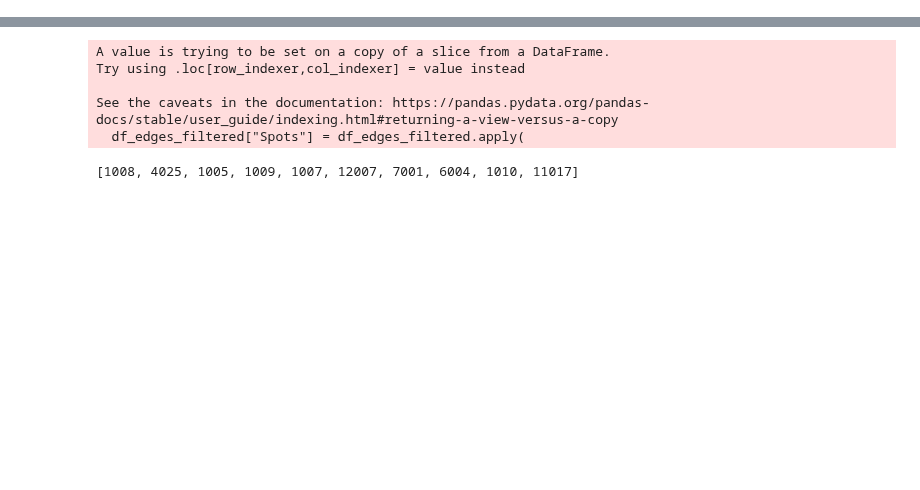
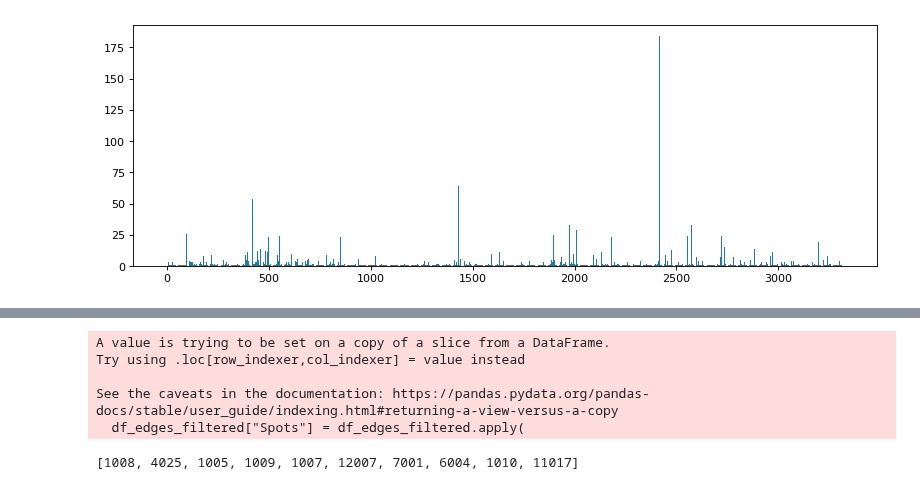
Before and after one commit to Lukas-Dierkes/vehicle-stream-team-project, a Jupyter notebook: vehicle_stream_pipeline/playground.ipynb, the cells around one changed output, grey strips where cells are left out. Cells and saved outputs as stored; diff of their text form; code cells hidden in the pictures; blank space fills up the shorter version.

```diff
--- a/vehicle_stream_pipeline/playground.ipynb
+++ b/vehicle_stream_pipeline/playground.ipynb
@@ -44,3 +26,16 @@ enddate = drives.scheduled_to.max()
 enddate = dt.strptime(enddate, '%Y-%m-%d %H:%M:%S')
 enddate = enddate.strftime('%m/%d/%Y')
 end_date = dt.strptime(enddate, "%m/%d/%Y")
+# %%
+drives_w_simulation = pd.DataFrame(columns=drives.columns)
+new_rides_all = pd.DataFrame(columns=drives.columns)
+for i in range(1, 13):
+    new_rides = generateRideSpecs(drives, drives_w_simulation, df_stops, edges, 10000, i, 2021)
+    new_rides_all = pd.concat([new_rides, new_rides_all])
+
+new_rides_all["simulated"] = True
+drives["simulated"] = False
+
+new_rides_all = pd.concat([drives, new_rides_all])
+# %%
+drives["new"] = drives["pickup_address"].astype(str) +"_"+ drives["dropoff_address"].astype(str)
@@ -47,2 +73,3 @@ end_date = dt.strptime(enddate, "%m/%d/%Y")
 # %%
-aggregated_drives = calculate_drives(drives, start_date, end_date)
+aggregated_drives = calculate_drives(drives, start_date, end_date).reset_index()
+aggregated_drives_sim = calculate_drives(new_rides_all, start_date, end_date).reset_index()
@@ -50,0 +92,9 @@ graph = calculate_graph(aggregated_drives)
+# %%
+import matplotlib.pyplot as plt
+
+plt.figure(figsize=(12, 4), dpi=80)
+plt.bar(aggregated_drives["index"],aggregated_drives["number_of_drives"])
+
+plt.show()
+# %% [output]
+[figure, added]
```
Also changed, not shown: parts of 22 cells of this notebook, 2 other files.
